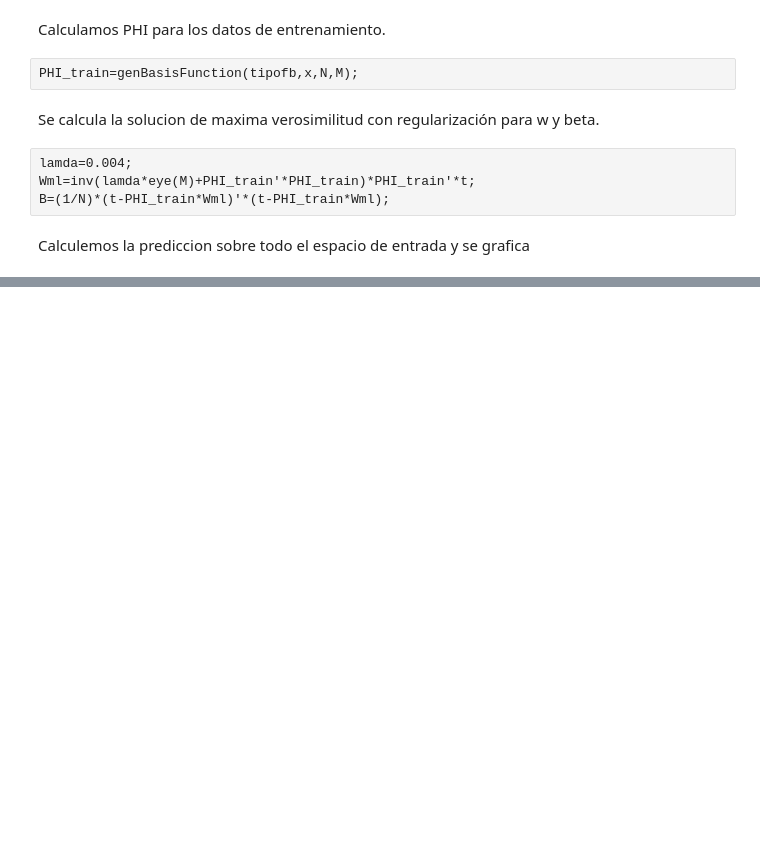
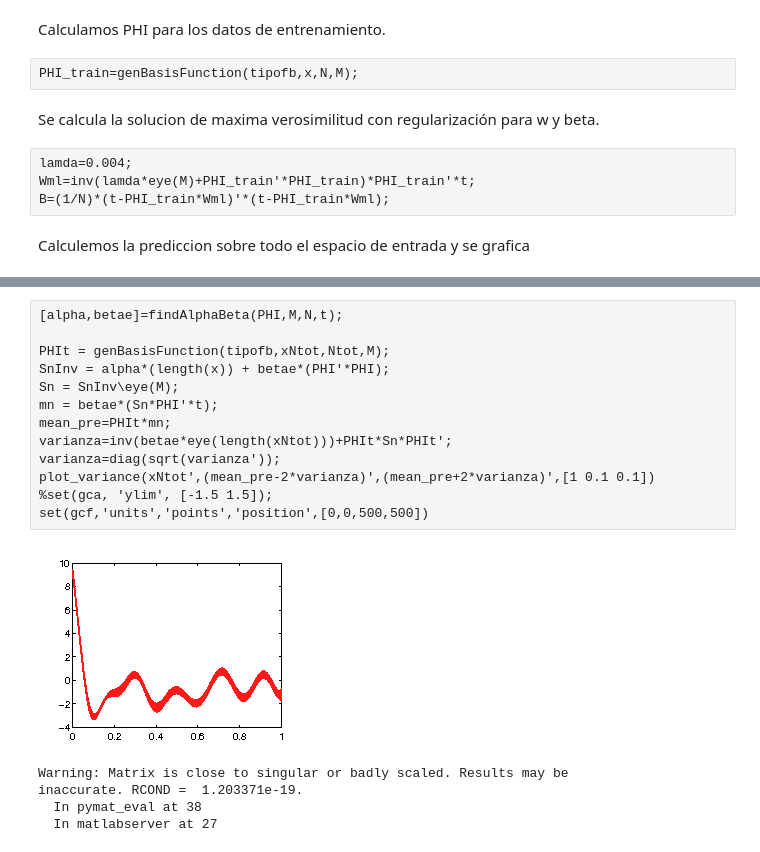
Before and after one commit to anguivego/InformeIA, a Jupyter notebook: lab2/regresion_lineal.ipynb, the cells around one changed output, grey strips where cells are left out. Saved outputs shown, nothing was run; the diff lists cells and outputs as text; blank space fills up the shorter version.

Commit message:
change to matlab kernel

```diff
--- a/lab2/regresion_lineal.ipynb
+++ b/lab2/regresion_lineal.ipynb
@@ -98,0 +132,19 @@ legend('Funcion original','Muestras','Modelo')
+# %%
+[alpha,betae]=findAlphaBeta(PHI,M,N,t);
+
+PHIt = genBasisFunction(tipofb,xNtot,Ntot,M);
+SnInv = alpha*(length(x)) + betae*(PHI'*PHI);
+Sn = SnInv\eye(M);
+mn = betae*(Sn*PHI'*t);
+mean_pre=PHIt*mn;
+varianza=inv(betae*eye(length(xNtot)))+PHIt*Sn*PHIt';
+varianza=diag(sqrt(varianza'));
+plot_variance(xNtot',(mean_pre-2*varianza)',(mean_pre+2*varianza)',[1 0.1 0.1])
+%set(gca, 'ylim', [-1.5 1.5]);
+set(gcf,'units','points','position',[0,0,500,500])
+# %% [output]
+[figure, added]
+Warning: Matrix is close to singular or badly scaled. Results may be
+inaccurate. RCOND =  1.203371e-19.
+  In pymat_eval at 38
+  In matlabserver at 27
```
Also changed, not shown: parts of 13 cells of this notebook, 2 other files.
